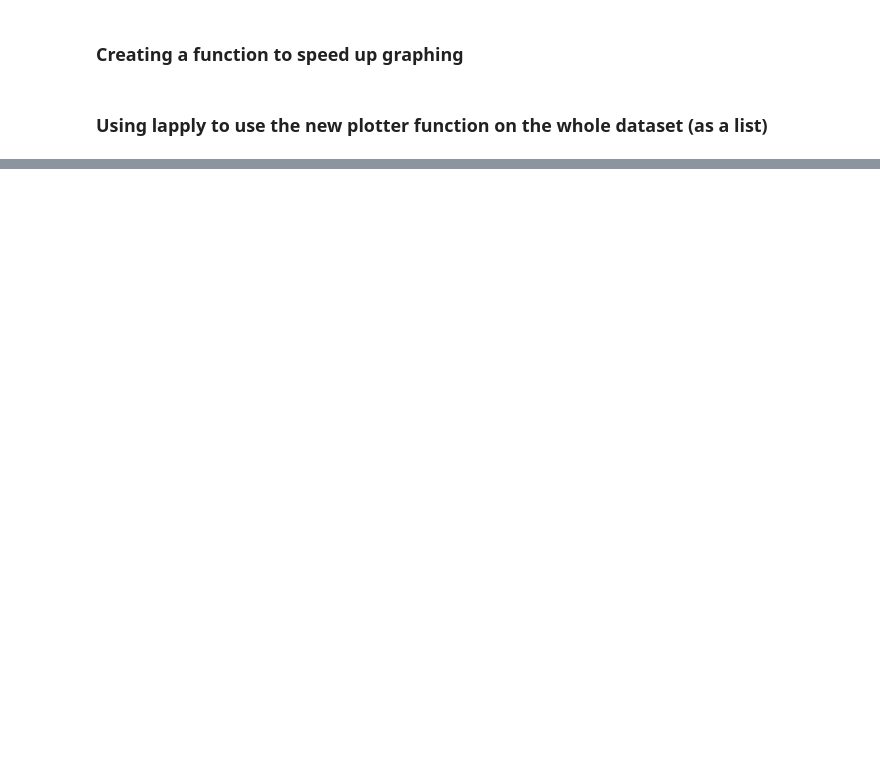
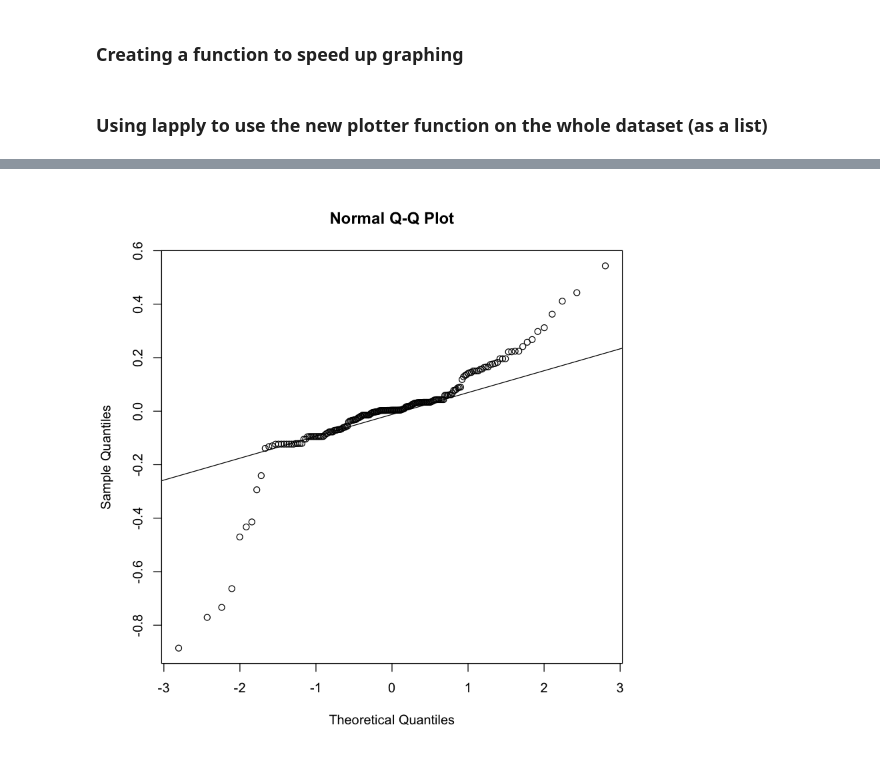
Before and after one commit to lbauert/TPBT, a Jupyter notebook: Lia_Analysis.ipynb, the cells around one changed output, grey strips where cells are left out. Cells and saved outputs as stored; diff of their text form; code cells hidden in the pictures; blank space fills up the shorter version.

```diff
--- a/Lia_Analysis.ipynb
+++ b/Lia_Analysis.ipynb
@@ -660,0 +666,5 @@ plot.lme(timeCov)
+# %%
+qqnorm(resid(model_list$model))
+qqline(resid(model_list$model))
+# %% [output]
+[figure, added]
```
Also changed, not shown: parts of 26 cells of this notebook, 1 other file.
